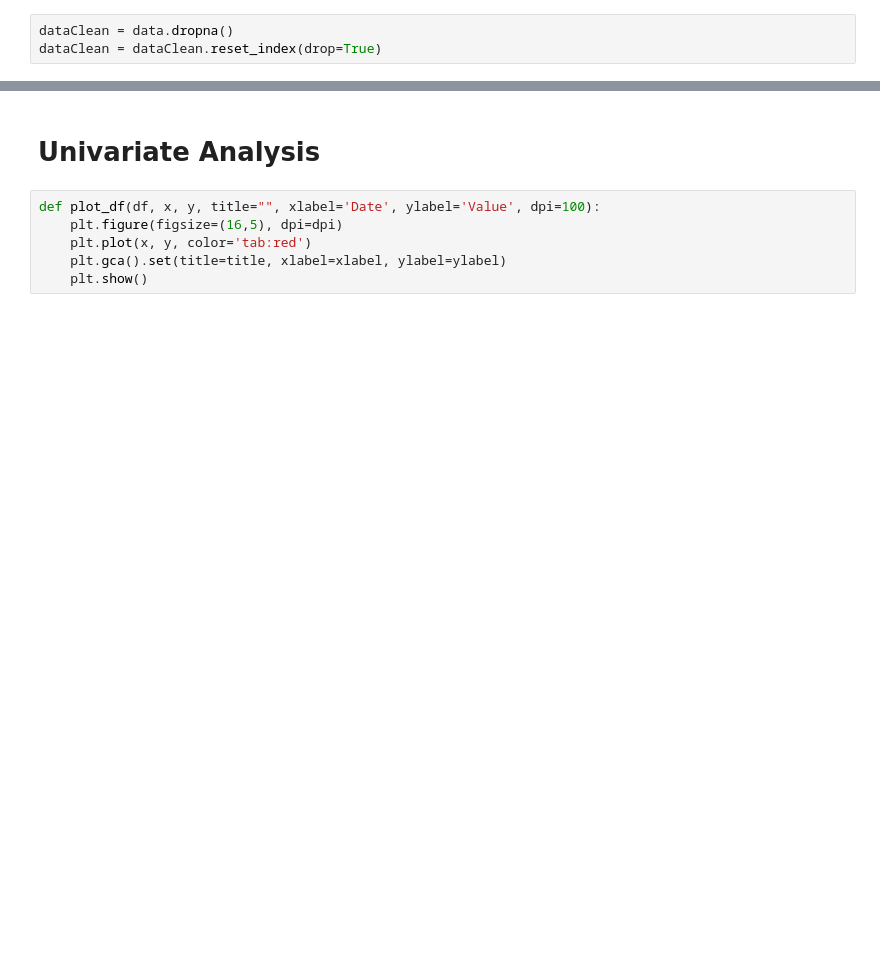
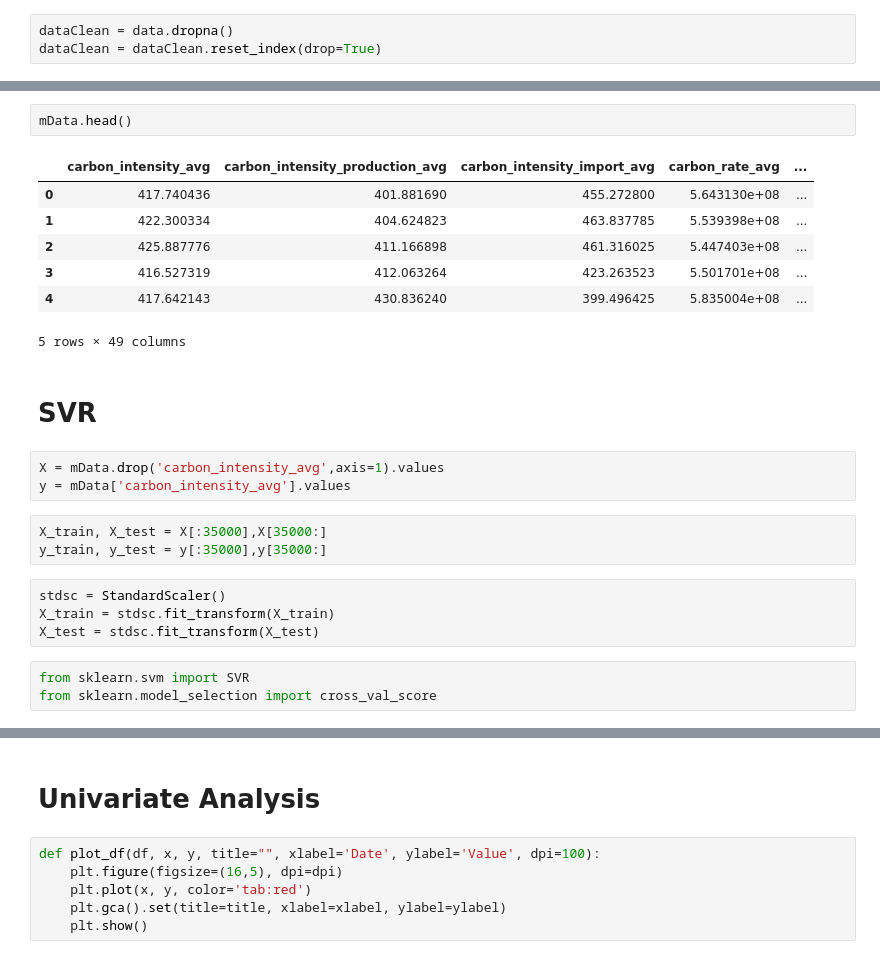
Before and after one commit to bawiz/tmrw, a Jupyter notebook: tmrw_forecast.ipynb, the cells around one changed output, grey strips where cells are left out. Saved outputs shown, nothing was run; the diff lists cells and outputs as text; blank space fills up the shorter version.

```diff
--- a/tmrw_forecast.ipynb
+++ b/tmrw_forecast.ipynb
@@ -101,0 +128,25 @@ dataClean = dataClean.reset_index(drop=True)
+# %%
+mData.head()
+# %% [output]
+|  | carbon_intensity_avg | carbon_intensity_production_avg | carbon_intensity_import_avg | carbon_rate_avg | ... |
+| 0 | 417.740436 | 401.881690 | 455.272800 | 5.643130e+08 | ... |
+| 1 | 422.300334 | 404.624823 | 463.837785 | 5.539398e+08 | ... |
+| 2 | 425.887776 | 411.166898 | 461.316025 | 5.447403e+08 | ... |
+| 3 | 416.527319 | 412.063264 | 423.263523 | 5.501701e+08 | ... |
+| 4 | 417.642143 | 430.836240 | 399.496425 | 5.835004e+08 | ... |
+5 rows × 49 columns
+# %% [markdown]
+#  SVR
+# %%
+X = mData.drop('carbon_intensity_avg',axis=1).values
+y = mData['carbon_intensity_avg'].values
+# %%
+X_train, X_test = X[:35000],X[35000:]
+y_train, y_test = y[:35000],y[35000:]
+# %%
+stdsc = StandardScaler()
+X_train = stdsc.fit_transform(X_train)
+X_test = stdsc.fit_transform(X_test)
+# %%
+from sklearn.svm import SVR
+from sklearn.model_selection import cross_val_score
```
Also changed, not shown: parts of 25 cells of this notebook.
